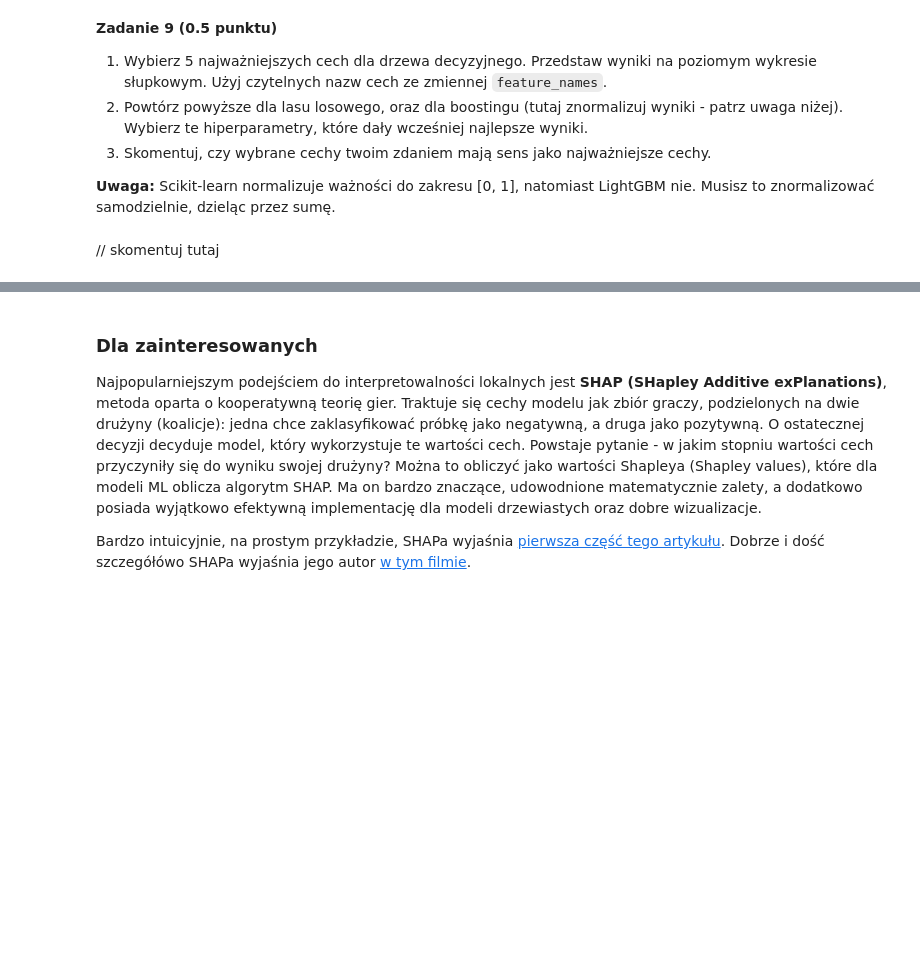
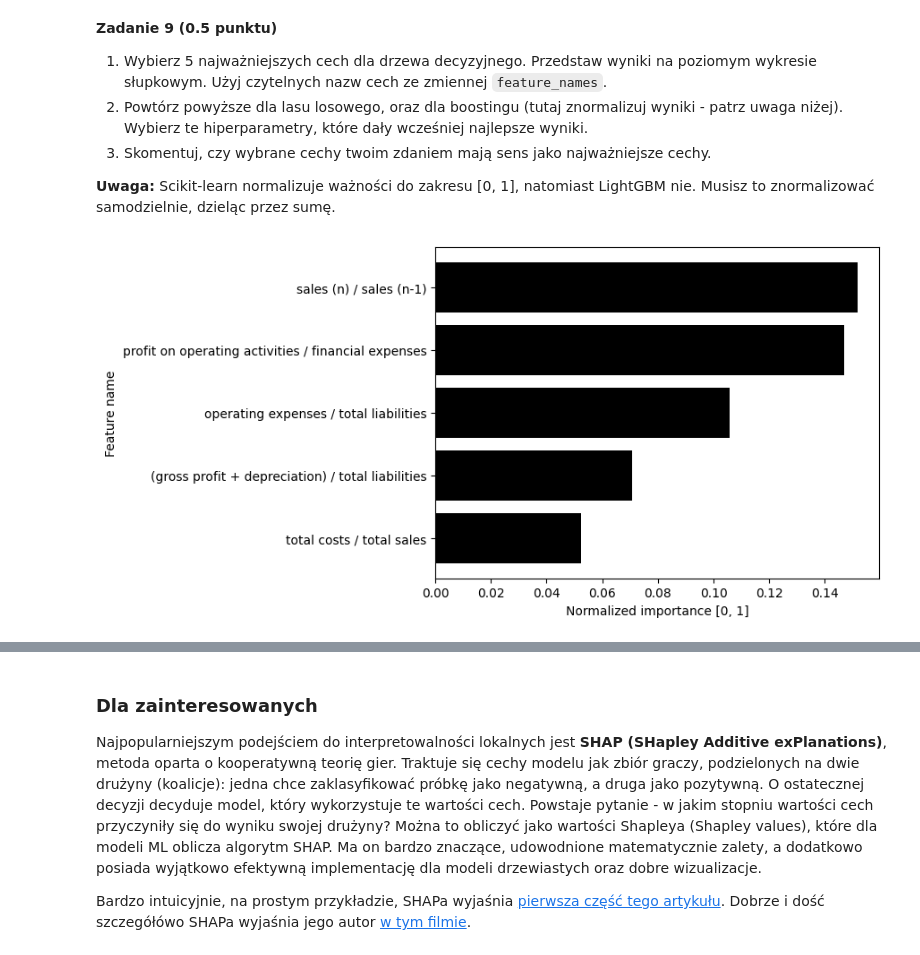
Before and after one commit to Szaroslav/fundamentals-of-ai, a Jupyter notebook: lab2/lab_2.ipynb, the cells around one changed output, grey strips where cells are left out. Saved outputs shown, nothing was run; the diff lists cells and outputs as text; code cells hidden in the pictures; blank space fills up the shorter version.

```diff
--- a/lab2/lab_2.ipynb
+++ b/lab2/lab_2.ipynb
@@ -142,4 +142,4 @@ Podział na zbiór treningowy i testowy to pierwszy moment, kiedy niezbalansowan
 - `stratify` oczekuje wektora klas
 - wartości do imputacji trzeba wyestymować na zbiorze treningowym (`.fit()`), a potem zastosować te nauczone wartości na obu podzbiorach (treningowym i testowym)
 # %%
-X.drop("Attr37", axis="columns")
+X = X.drop("Attr37", axis="columns")
@@ -309,16 +295,16 @@ X_train_balanced, y_train_balanced = smote.fit_resample(X_train, y_train)
 warnings.filterwarnings("default")
 # %%
 # Decision Tree
-dtc           = DecisionTreeClassifier(criterion="entropy", random_state=0)
-fitted_dtc    = dtc.fit(X_train_balanced, y_train_balanced)
-probabilities = fitted_dtc.predict_proba(X_test)
-auroc         = roc_auc_score(y_test, probabilities[:, 1])
+dt_clf          = DecisionTreeClassifier(criterion="entropy", random_state=0)
+dt_clf          = dt_clf.fit(X_train_balanced, y_train_balanced)
+y_probabilities = dt_clf.predict_proba(X_test)
+auroc           = roc_auc_score(y_test, y_probabilities[:, 1])
 print("AUROC DTC:", auroc)
 
 # Random Forest
-rfc           = RandomForestClassifier(500, criterion="entropy", n_jobs=-1, random_state=0)
-fitted_rfc    = rfc.fit(X_train_balanced, y_train_balanced)
-probabilities = fitted_rfc.predict_proba(X_test)
-auroc         = roc_auc_score(y_test, probabilities[:, 1])
+rf_clf          = RandomForestClassifier(500, criterion="entropy", n_jobs=-1, random_state=0)
+rf_clf          = rf_clf.fit(X_train_balanced, y_train_balanced)
+y_probabilities = rf_clf.predict_proba(X_test)
+auroc           = roc_auc_score(y_test, y_probabilities[:, 1])
 print("AUROC RFC:", auroc)
 # %% [output]
@@ -502,2 +580,18 @@ Ze względu na powyższe, ważności cech normalizuje się często do zakresu [0
-# %% [markdown]
-// skomentuj tutaj
+# %%
+import matplotlib.pyplot as plt
+
+def render_barh(feature_importances, feature_names):
+  features            = sorted(zip(feature_importances, feature_names), reverse=True)
+  feature_importances = [f[0] for f in features]
+  feature_names       = [f[1] for f in features]
+
+  _, ax = plt.subplots()
+  ax.set_ylabel("Feature name")
+  ax.set_xlabel("Normalized importance [0, 1]")
+  ax.invert_yaxis()
+  ax.barh(feature_names[:5], feature_importances[:5], color="black")
+  plt.show()
+# %%
+render_barh(dt_clf.feature_importances_, feature_names)
+# %% [output]
+[figure, added]
```
Also changed, not shown: parts of 24 cells of this notebook.
